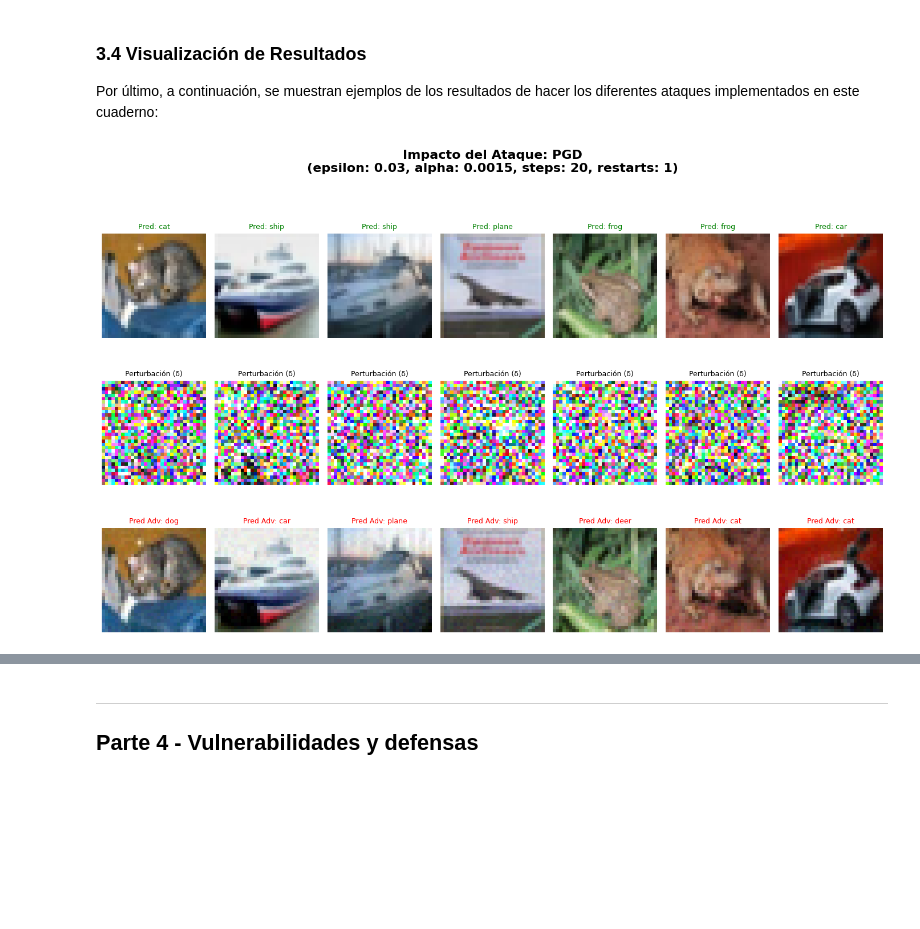
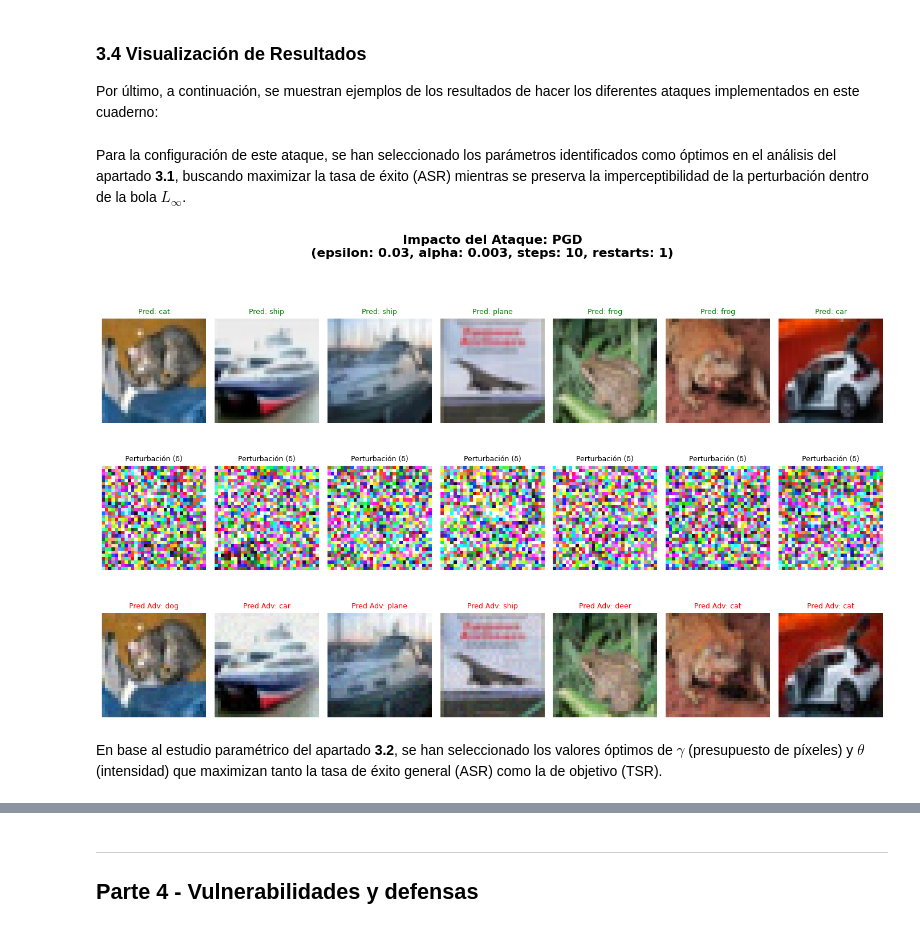
Before and after one commit to alvaroG-IA/CNN-Adversarial-Attacks-Defense, a Jupyter notebook: notebook.ipynb, the cells around one changed output, grey strips where cells are left out. Cells and saved outputs as stored; diff of their text form; code cells hidden in the pictures; blank space fills up the shorter version.

Commit message:
Análisis de resultados y de parametros añadida

```diff
--- a/notebook.ipynb
+++ b/notebook.ipynb
@@ -740,8 +786,18 @@ A continuación, se recoge una tabla comparativa de la eficacia de los dos anter
 ### **3.4 Visualización de Resultados**
 
 Por último, a continuación, se muestran ejemplos de los resultados de hacer los diferentes ataques implementados en este cuaderno:
+# %% [markdown]
+Para la configuración de este ataque, se han seleccionado los parámetros identificados como óptimos en el análisis del apartado **3.1**, buscando maximizar la tasa de éxito (ASR) mientras se preserva la imperceptibilidad de la perturbación dentro de la bola $L_\infty$.
 # %%
+params = {
+        'epsilon': 0.03,
+        'alpha': 0.03 / fixed_steps,
+        'steps': 10,
+        'restarts': 1
+    }
 visualize_attack_impact(model, test_loader, classes, device, pgd_attack, params, n=7)
 # %% [output]
-[figure, old version]
+[figure, new version]
+# %% [markdown]
+En base al estudio paramétrico del apartado **3.2**, se han seleccionado los valores óptimos de $\gamma$ (presupuesto de píxeles) y $\theta$ (intensidad) que maximizan tanto la tasa de éxito general (ASR) como la de objetivo (TSR).
 # %%
```
Also changed, not shown: parts of 12 cells of this notebook.
